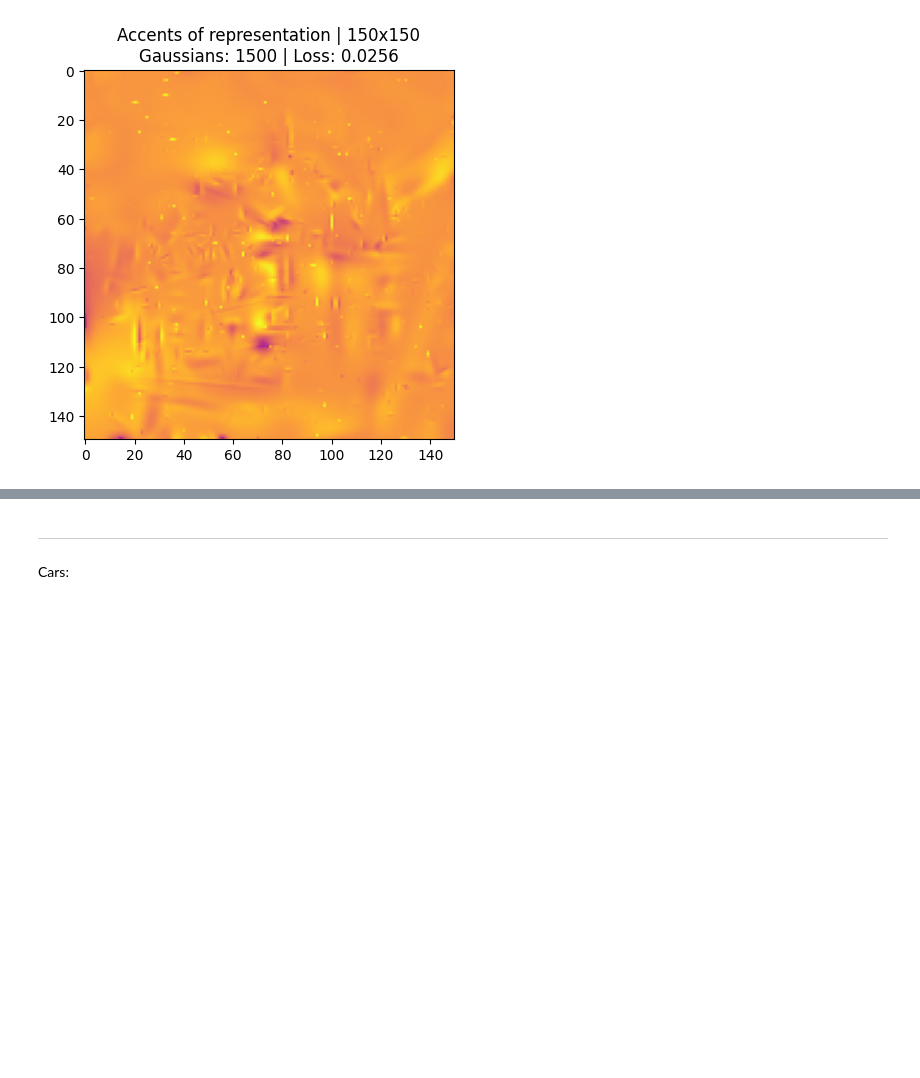
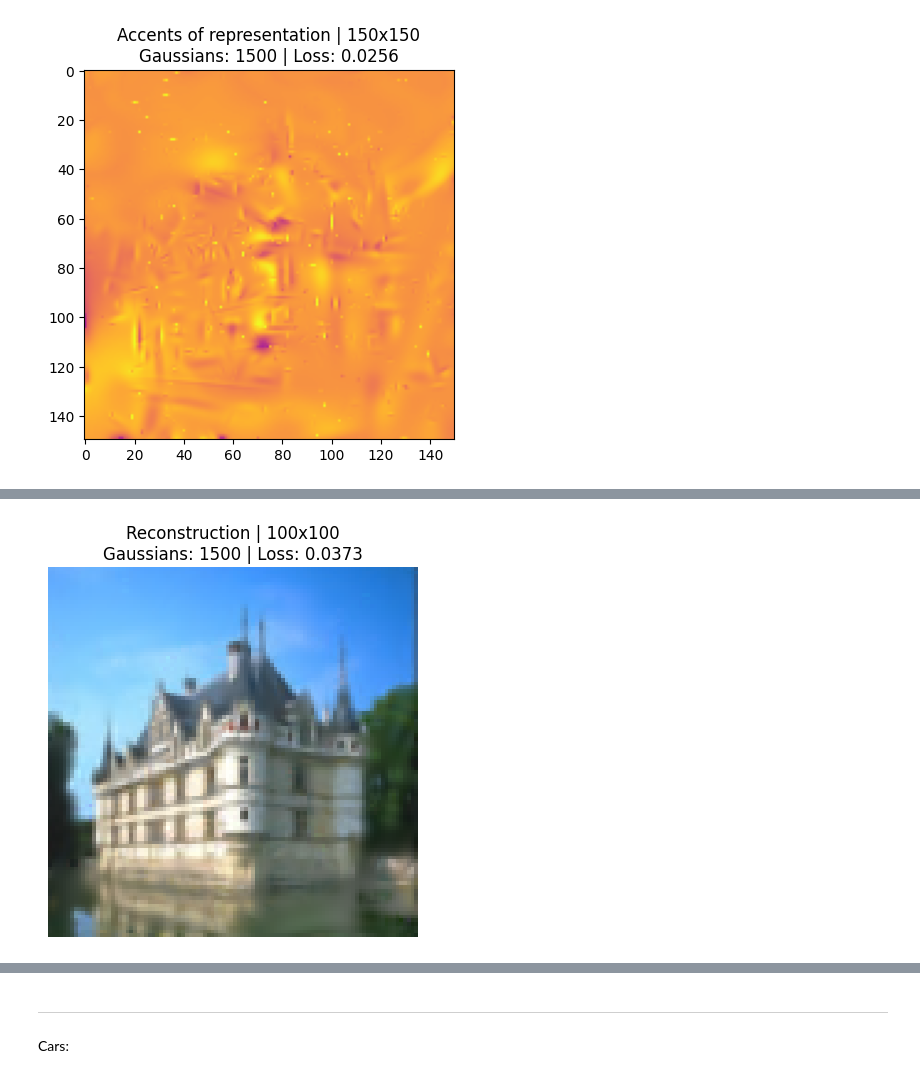
Before and after one commit to SuperVK/sparse-image-repr-bep, a Jupyter notebook: project.ipynb, the cells around one changed output, grey strips where cells are left out. Cells and saved outputs as stored; diff of their text form; code cells hidden in the pictures; blank space fills up the shorter version.

```diff
--- a/project.ipynb
+++ b/project.ipynb
@@ -522,0 +577,7 @@ plot_accents(color_first, color_second, scale_shear, rotation, translation, 150,
+# %%
+learning_rate = 0.01
+iterations = 750
+guassians = 1500
+
+
+loss, color_zeroth, color_first, color_second, scale_shear, rotation, translation = train(learning_rate, iterations, guassians, output_z.to(device), shear_loss=False, culling=False)
@@ -522,0 +592,4 @@ plot_accents(color_first, color_second, scale_shear, rotation, translation, 150,
+# %%
+plot_image(color_zeroth, color_first, color_second, scale_shear, rotation, translation, 100, loss)
+# %% [output]
+[figure, added]
```
Also changed, not shown: parts of 15 cells of this notebook, 19 other files.
